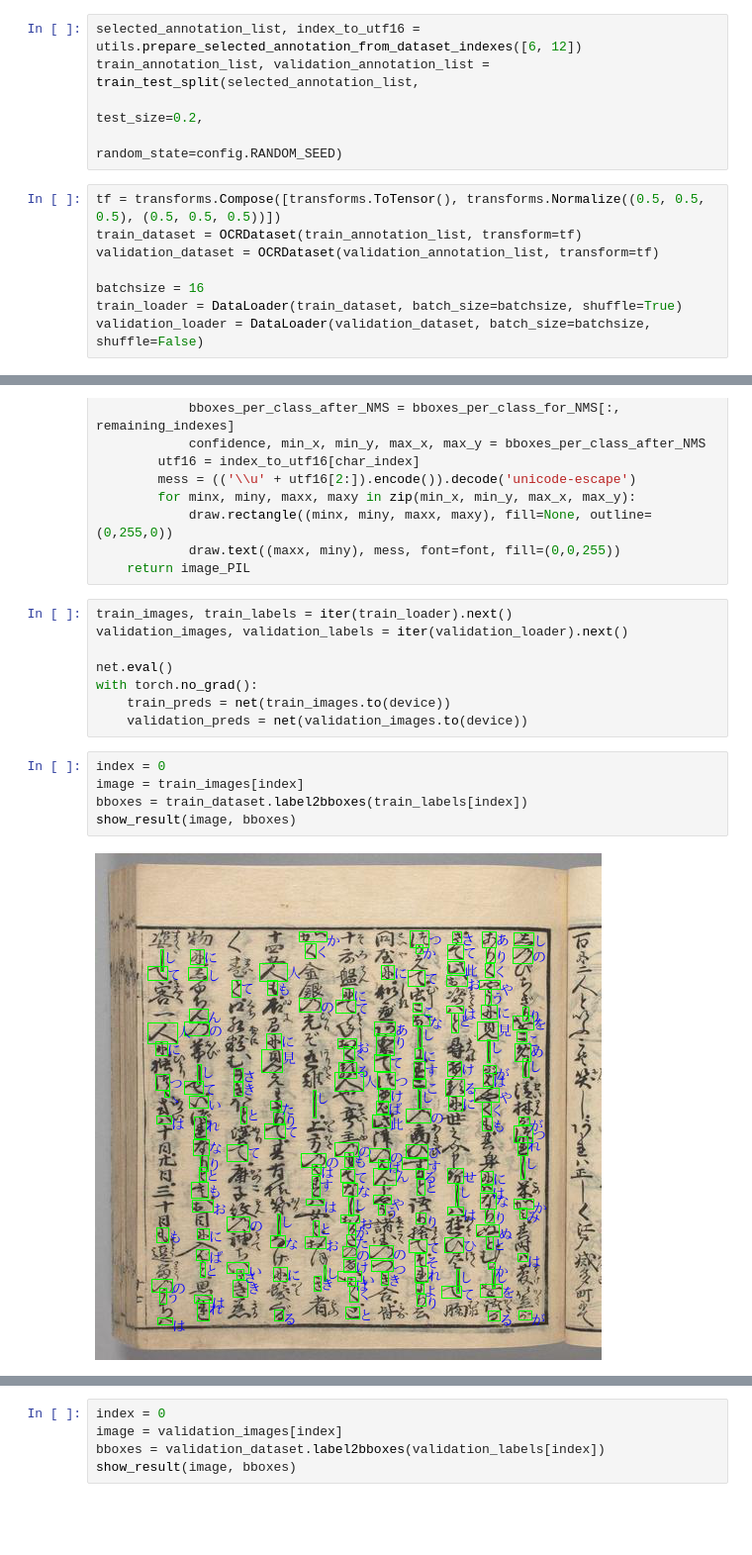
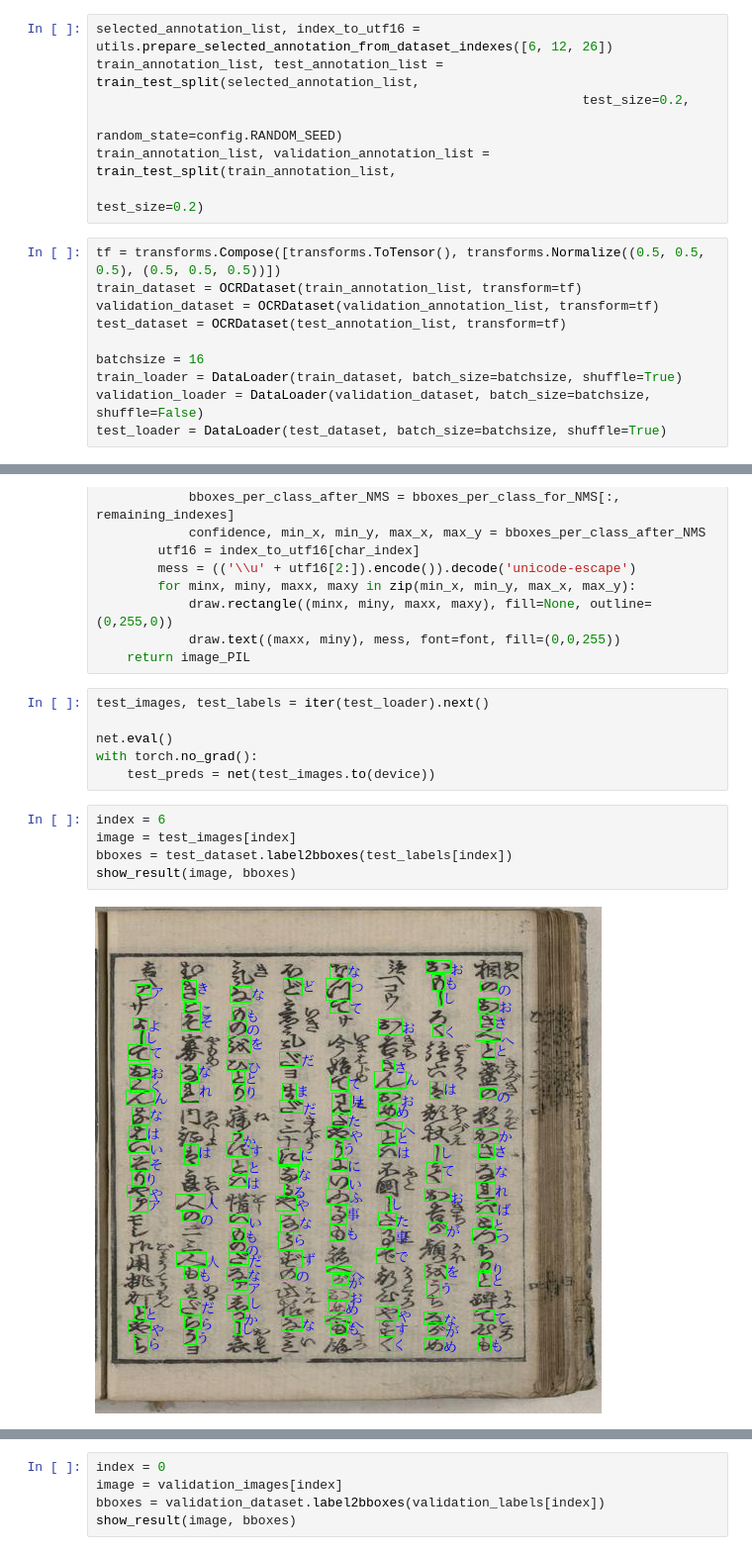
Before and after one commit to cross32768/komonjo_OCR_object_detection, a Jupyter notebook: visualize_final.ipynb, the cells around one changed output, grey strips where cells are left out. Shown at 99% size. Cells and saved outputs as stored; diff of their text form; blank space fills up the shorter version.

```diff
--- a/visualize_final.ipynb
+++ b/visualize_final.ipynb
@@ -12,18 +12,22 @@ from dataset import OCRDataset
 from model import OCRResNet34
 import utils
 # %%
-selected_annotation_list, index_to_utf16 = utils.prepare_selected_annotation_from_dataset_indexes([6, 12])
-train_annotation_list, validation_annotation_list = train_test_split(selected_annotation_list,
-                                                                     test_size=0.2,
-                                                                     random_state=config.RANDOM_SEED)
+selected_annotation_list, index_to_utf16 = utils.prepare_selected_annotation_from_dataset_indexes([6, 12, 26])
+train_annotation_list, test_annotation_list = train_test_split(selected_annotation_list,
+                                                               test_size=0.2,
+                                                               random_state=config.RANDOM_SEED)
+train_annotation_list, validation_annotation_list = train_test_split(train_annotation_list,
+                                                                    test_size=0.2)
 # %%
 tf = transforms.Compose([transforms.ToTensor(), transforms.Normalize((0.5, 0.5, 0.5), (0.5, 0.5, 0.5))])
 train_dataset = OCRDataset(train_annotation_list, transform=tf)
 validation_dataset = OCRDataset(validation_annotation_list, transform=tf)
+test_dataset = OCRDataset(test_annotation_list, transform=tf)
 
 batchsize = 16
 train_loader = DataLoader(train_dataset, batch_size=batchsize, shuffle=True)
 validation_loader = DataLoader(validation_dataset, batch_size=batchsize, shuffle=False)
+test_loader = DataLoader(test_dataset, batch_size=batchsize, shuffle=True)
 # %%
 device = torch.device('cuda' if torch.cuda.is_available() else 'cpu')
 net = OCRResNet34(5*config.N_KINDS_OF_CHARACTERS, pretrained=True)
@@ -68,18 +72,16 @@ def show_result(image, bboxes, use_NMS=False, border=0.5):
             draw.text((maxx, miny), mess, font=font, fill=(0,0,255))
     return image_PIL
 # %%
-train_images, train_labels = iter(train_loader).next()
-validation_images, validation_labels = iter(validation_loader).next()
+test_images, test_labels = iter(test_loader).next()
 
 net.eval()
 with torch.no_grad():
-    train_preds = net(train_images.to(device))
-    validation_preds = net(validation_images.to(device))
+    test_preds = net(test_images.to(device))
 # %%
-index = 0
-image = train_images[index]
-bboxes = train_dataset.label2bboxes(train_labels[index])
+index = 6
+image = test_images[index]
+bboxes = test_dataset.label2bboxes(test_labels[index])
 show_result(image, bboxes)
 # %% [output]
-[figure, old version]
+[figure, new version]
 # %%
```
Also changed, not shown: parts of 2 cells of this notebook, 3 other files.
